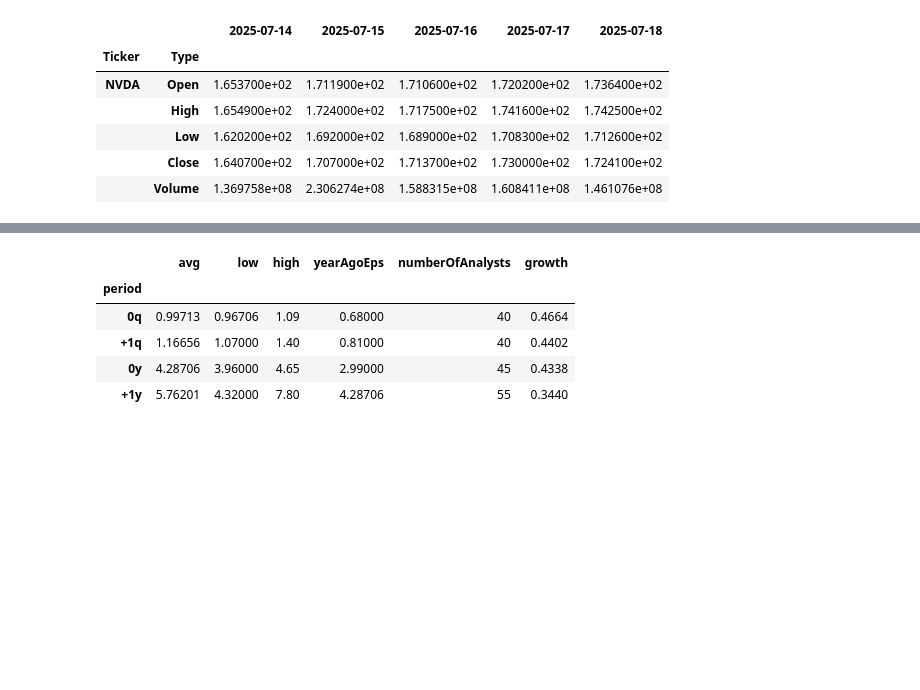
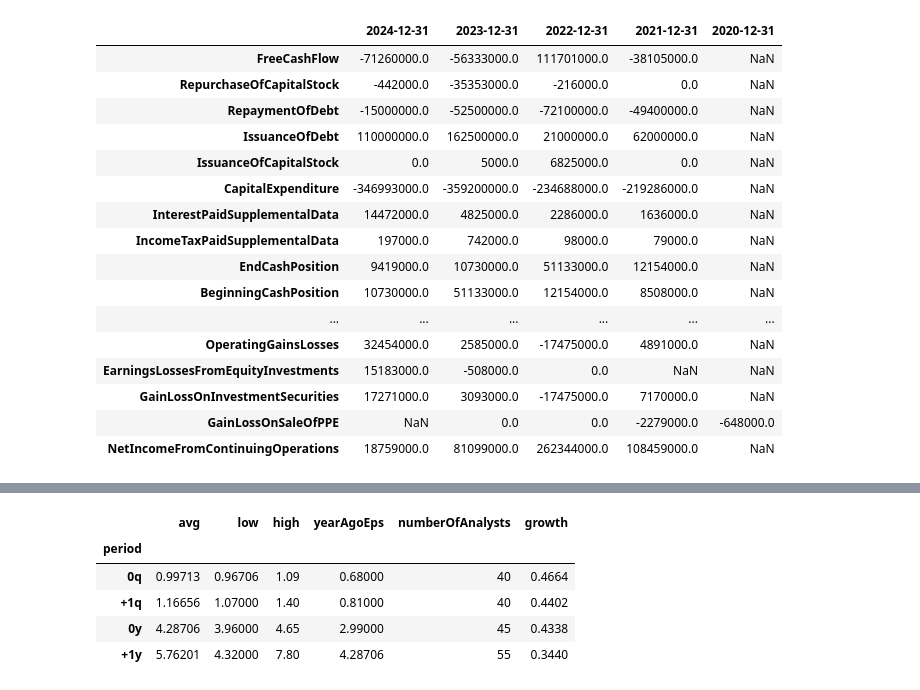
Before and after one commit to jyh2378/finance, a Jupyter notebook: yf_test.ipynb, the cells around one changed output, grey strips where cells are left out. Saved outputs shown, nothing was run; the diff lists cells and outputs as text; code cells hidden in the pictures; blank space fills up the shorter version.

```diff
--- a/yf_test.ipynb
+++ b/yf_test.ipynb
@@ -19,13 +15,0 @@ all_tickers = get_all_usa_tickers()
-# %%
-ticker_name = "NVDA"
-yf_ticker = yf.Ticker(ticker_name)
-result = _postprocess_ohlcv(yf_ticker.history(period="5d", raise_errors=True), ticker_name)
-result
-# %% [output]
-|  |  | 2025-07-14 | 2025-07-15 | 2025-07-16 | 2025-07-17 | 2025-07-18 |
-| Ticker | Type |  |  |  |  |  |
-| NVDA | Open | 1.653700e+02 | 1.711900e+02 | 1.710600e+02 | 1.720200e+02 | 1.736400e+02 |
-|  | High | 1.654900e+02 | 1.724000e+02 | 1.717500e+02 | 1.741600e+02 | 1.742500e+02 |
-|  | Low | 1.620200e+02 | 1.692000e+02 | 1.689000e+02 | 1.708300e+02 | 1.712600e+02 |
-|  | Close | 1.640700e+02 | 1.707000e+02 | 1.713700e+02 | 1.730000e+02 | 1.724100e+02 |
-|  | Volume | 1.369758e+08 | 2.306274e+08 | 1.588315e+08 | 1.608411e+08 | 1.461076e+08 |
@@ -31,0 +20,23 @@ result
+# %%
+yf_ticker = yf.Ticker("GRNT")
+# %%
+cash_flow = yf_ticker.get_cashflow(freq="yearly")
+cash_flow
+# %% [output]
+|  | 2024-12-31 | 2023-12-31 | 2022-12-31 | 2021-12-31 | 2020-12-31 |
+| FreeCashFlow | -71260000.0 | -56333000.0 | 111701000.0 | -38105000.0 | NaN |
+| RepurchaseOfCapitalStock | -442000.0 | -35353000.0 | -216000.0 | 0.0 | NaN |
+| RepaymentOfDebt | -15000000.0 | -52500000.0 | -72100000.0 | -49400000.0 | NaN |
+| IssuanceOfDebt | 110000000.0 | 162500000.0 | 21000000.0 | 62000000.0 | NaN |
+| IssuanceOfCapitalStock | 0.0 | 5000.0 | 6825000.0 | 0.0 | NaN |
+| CapitalExpenditure | -346993000.0 | -359200000.0 | -234688000.0 | -219286000.0 | NaN |
+| InterestPaidSupplementalData | 14472000.0 | 4825000.0 | 2286000.0 | 1636000.0 | NaN |
+| IncomeTaxPaidSupplementalData | 197000.0 | 742000.0 | 98000.0 | 79000.0 | NaN |
+| EndCashPosition | 9419000.0 | 10730000.0 | 51133000.0 | 12154000.0 | NaN |
+| BeginningCashPosition | 10730000.0 | 51133000.0 | 12154000.0 | 8508000.0 | NaN |
+| ... | ... | ... | ... | ... | ... |
+| OperatingGainsLosses | 32454000.0 | 2585000.0 | -17475000.0 | 4891000.0 | NaN |
+| EarningsLossesFromEquityInvestments | 15183000.0 | -508000.0 | 0.0 | NaN | NaN |
+| GainLossOnInvestmentSecurities | 17271000.0 | 3093000.0 | -17475000.0 | 7170000.0 | NaN |
+| GainLossOnSaleOfPPE | NaN | 0.0 | 0.0 | -2279000.0 | -648000.0 |
+| NetIncomeFromContinuingOperations | 18759000.0 | 81099000.0 | 262344000.0 | 108459000.0 | NaN |
```
Also changed, not shown: parts of 7 cells of this notebook, 42 other files.
